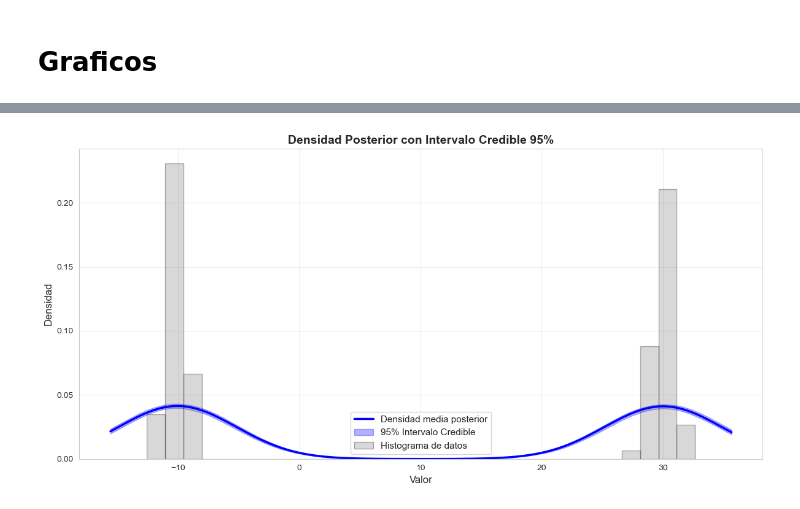
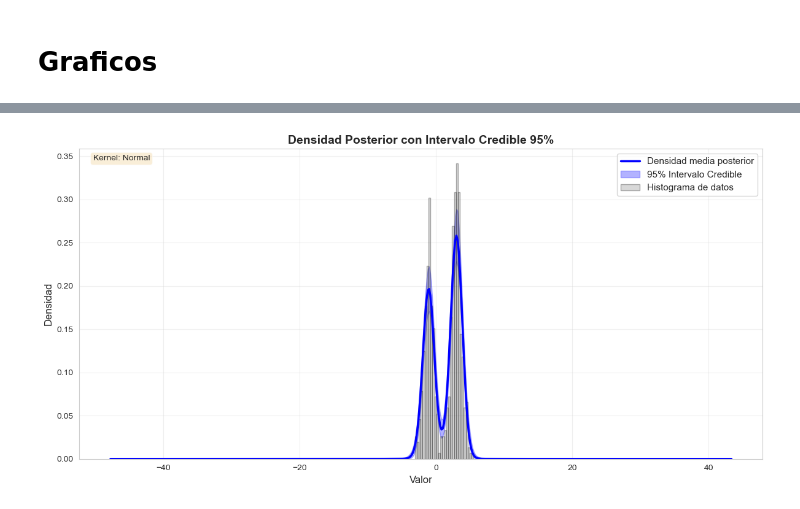
Before and after one commit to 56Juan/bayesian_non_parametrics, a Jupyter notebook: notebooks/simulaciones/kernel_normal_003.ipynb, the cells around one changed output, grey strips where cells are left out. Drawn from its saved outputs; the diff is of its cells as text; code cells hidden in the pictures.

```diff
--- a/notebooks/simulaciones/kernel_normal_003.ipynb
+++ b/notebooks/simulaciones/kernel_normal_003.ipynb
@@ -22,9 +22,9 @@ from model_dpm.graphics.app_1 import plot_density_credible_interval
 # Configuracion
 # %%
 # %% Parámetros de ejecución
-NOMBRE_EJECUCION = "kernel_normal_002"
+NOMBRE_EJECUCION = "kernel_normal_003"
 SIM_REAL = "simulation"
-CARACTERISTICAS = "Prueba del modelo DPM con kernel normal - datos simulados con mixture de Laplace y Normal as agreesivo"
+CARACTERISTICAS = "Prueba del modelo DPM con kernel normal - datos simulados con mixture de Laplace y Normal separaciones menos visibles"
 
 print(f"📊 Ejecución: {NOMBRE_EJECUCION}")
 print(f"📁 Tipo: {SIM_REAL}")
@@ -45,10 +45,10 @@ config = load_config()
 
 # Definir los parámetros de cada componente
 components = [
-    {'type': 'laplace', 'loc': -10, 'scale': 0.5, 'size': 100},
-    {'type': 'laplace', 'loc': 30, 'scale': 0.5, 'size': 100},
-    {'type': 'normal', 'loc': -10, 'scale': 0.8, 'size': 100},
-    {'type': 'normal', 'loc': 30, 'scale': 0.8, 'size': 100}
+    {'type': 'laplace', 'loc': -1, 'scale': 0.5, 'size': 150},
+    {'type': 'laplace', 'loc': 3, 'scale': 0.5, 'size': 100},
+    {'type': 'normal', 'loc': -1, 'scale': 0.8, 'size': 80},
+    {'type': 'normal', 'loc': 3, 'scale': 0.8, 'size': 200}
 ]
 
 print("\n🎲 Generando datos simulados...")
@@ -115,7 +115,7 @@ model = DPMNormal(
 
 # Ajustar el modelo
 print("🔄 Ajustando modelo con Slice Sampling ...")
-trace = model.run(iterations=200, burnin=50)
+trace = model.run(iterations=500, burnin=100)
 
 print("✅ Modelo ajustado exitosamente")
 # %% [output]
@@ -218,14 +221,15 @@ fig4 = plot_traces(
 # %%
 ##################################################
 # Graficos de intervalo de credibilidad
 ##################################################
 fig5 = plot_density_credible_interval(
     trace=trace,
     y_data=datos['value'].values,
+    kernel='normal',
     burn_in=0,  # Ya aplicamos burnin
     n_posterior=2000,
     title="Densidad Posterior con Intervalo Credible 95%",
     save_path=graphics_path / "credible_interval.png"
 )
 # %% [output]
-[figure, old version]
+[figure, new version]
```
Also changed, not shown: parts of 5 cells of this notebook, 36 other files.
